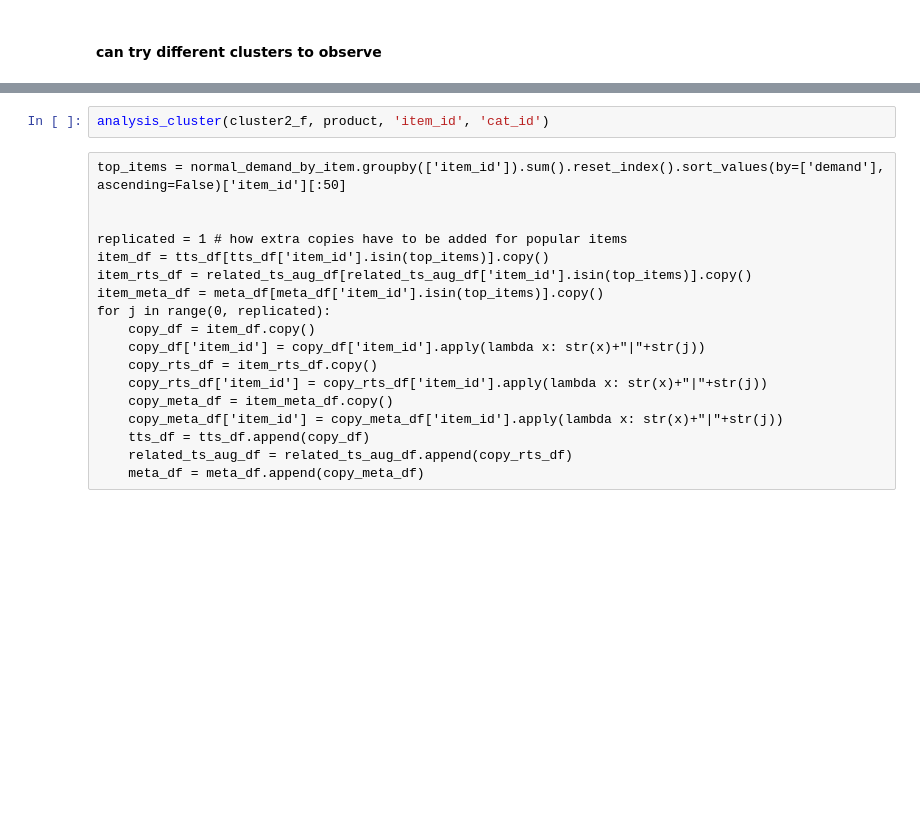
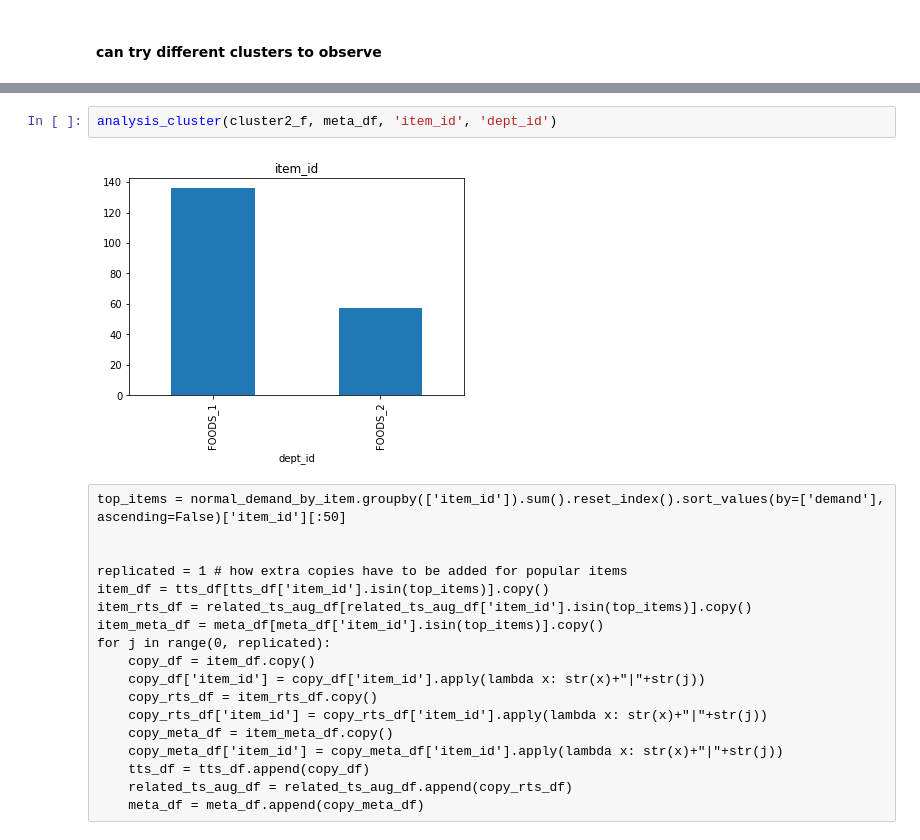
Before and after one commit to catwhiskers/kaggle-m5-amazon-forecast-example, a Jupyter notebook: 0.Data_Explore.ipynb, the cells around one changed output, grey strips where cells are left out. Drawn from its saved outputs; the diff is of its cells as text; blank space fills up the shorter version.

```diff
--- a/0.Data_Explore.ipynb
+++ b/0.Data_Explore.ipynb
@@ -374,5 +432,7 @@ analysis_cluster(cluster1_f, product, 'item_id', 'cat_id')
 # %%
-analysis_cluster(cluster2_f, product, 'item_id', 'cat_id')
+analysis_cluster(cluster2_f, meta_df, 'item_id', 'dept_id')
+# %% [output]
+[figure, added]
 # %% [raw]
 top_items = normal_demand_by_item.groupby(['item_id']).sum().reset_index().sort_values(by=['demand'], ascending=False)['item_id'][:50]
 
```
Also changed, not shown: parts of 7 cells of this notebook.
